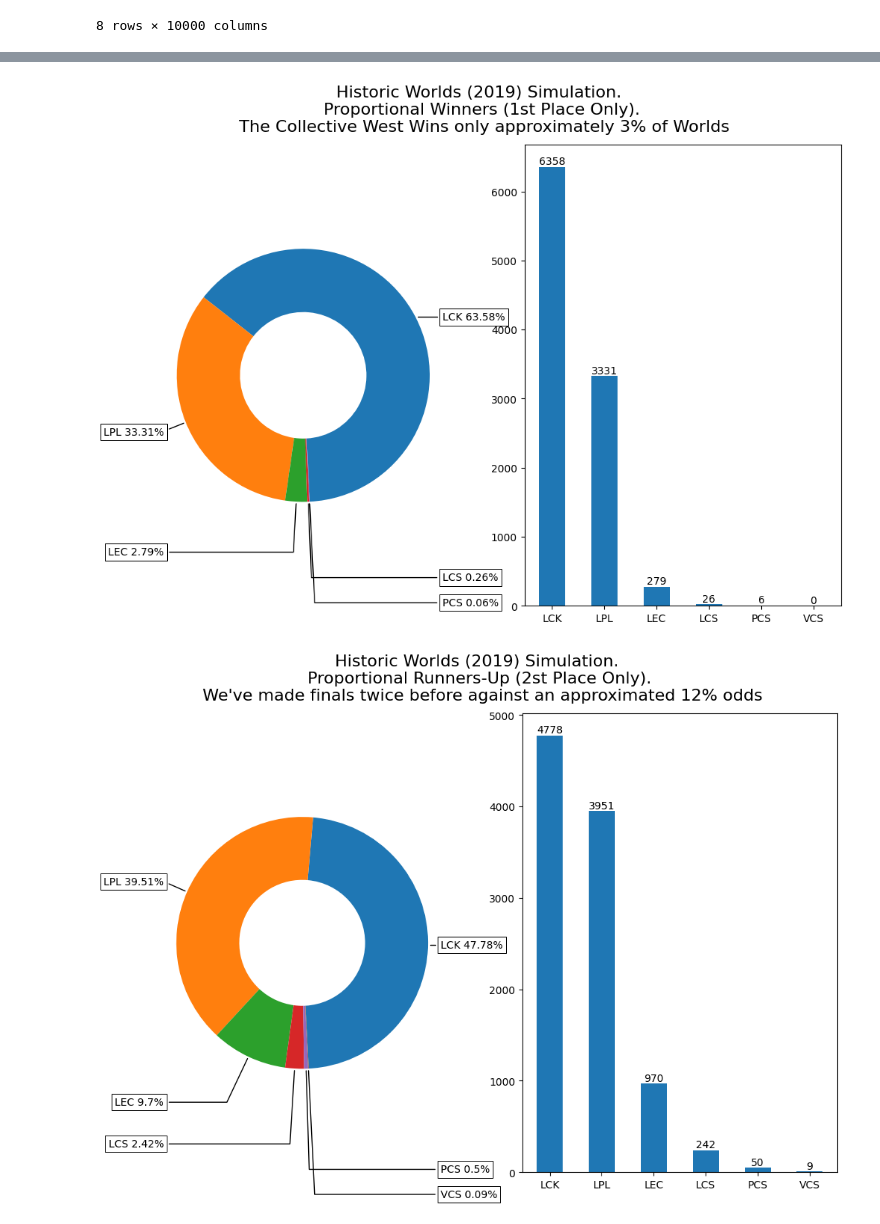
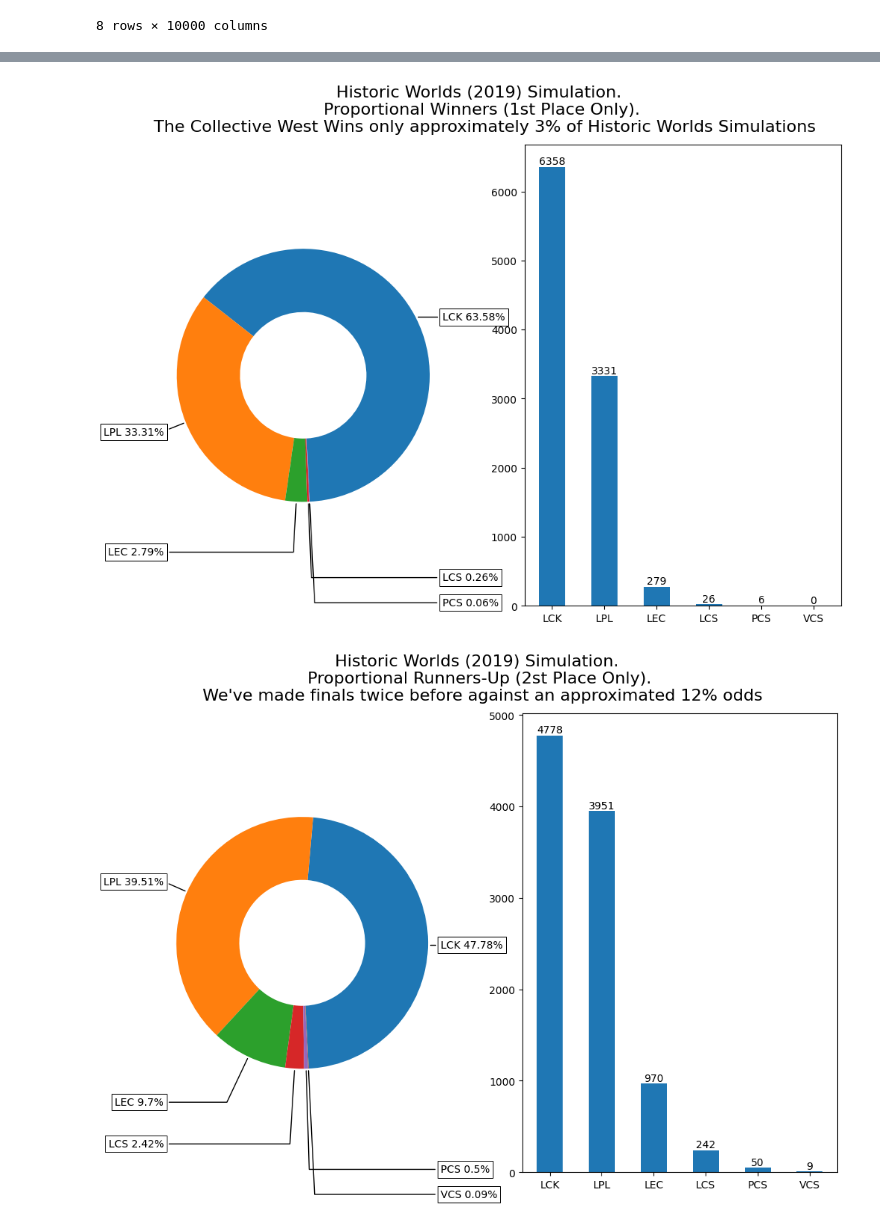
Before and after one commit to JordanJHood/StochasticSim-LeagueOfLegends-Worlds2023-WhatImpactWillSwissHave, a Jupyter notebook: Worlds s13.ipynb, the cells around one changed output, grey strips where cells are left out. Drawn from its saved outputs; the diff is of its cells as text; code cells hidden in the pictures.

```diff
--- a/Worlds s13.ipynb
+++ b/Worlds s13.ipynb
@@ -786,35 +797,35 @@ In total, Korea occupy 5/8 Semi-Final finishes, Europe 2/8 and China 1/8. Theref
 # %%
 donutdata = old_position_count_01
 percent_strings = []
 for data in donutdata[:5]:
     percent_strings.append(str(100*data/sum(donutdata))+"%")
 
 fig, [ax1,ax2] = plt.subplots(1,2,figsize=(12, 8))#, subplot_kw=dict(aspect="equal"))
 
 wedges, texts = ax1.pie(donutdata[:5], wedgeprops=dict(width=0.5), startangle=-87)
 
 bbox_props = dict(boxstyle="square,pad=0.3", fc="w", ec="k", lw=0.72)
 kw = dict(arrowprops=dict(arrowstyle="-"),
           bbox=bbox_props, zorder=0, va="center")
 
 for i, p in enumerate(wedges):
     ang = (p.theta2 - p.theta1)/2. + p.theta1
     y = np.sin(np.deg2rad(ang))
     x = np.cos(np.deg2rad(ang))
     horizontalalignment = {-1: "right", 1: "left"}[int(np.sign(x))]
     connectionstyle = f"angle,angleA=0,angleB={ang}"
     kw["arrowprops"].update({"connectionstyle": connectionstyle})
     ax1.annotate(str(old_list_of_all_global_regions[i])+" "+percent_strings[i], xy=(x, y), xytext=(1.1*np.sign(x), (i*0.2+1)*y),
                 horizontalalignment=horizontalalignment, **kw)
 
 count = ax2.bar(old_list_of_all_global_regions,donutdata, width=0.5)
 ax2.bar_label(count,label_type="edge")
 
-fig.suptitle("Historic Worlds (2019) Simulation. \n Proportional Winners (1st Place Only). \n The Collective West Wins only approximately 3% of Worlds", size=16)
+fig.suptitle("Historic Worlds (2019) Simulation. \n Proportional Winners (1st Place Only). \n The Collective West Wins only approximately 3% of Historic Worlds Simulations", size=16)
 
 plt.show()
 # %% [output]
-[figure, old version]
+[figure, new version]
 # %%
 donutdata = old_position_count_02
 percent_strings = []
```
Also changed, not shown: parts of 34 cells of this notebook.
